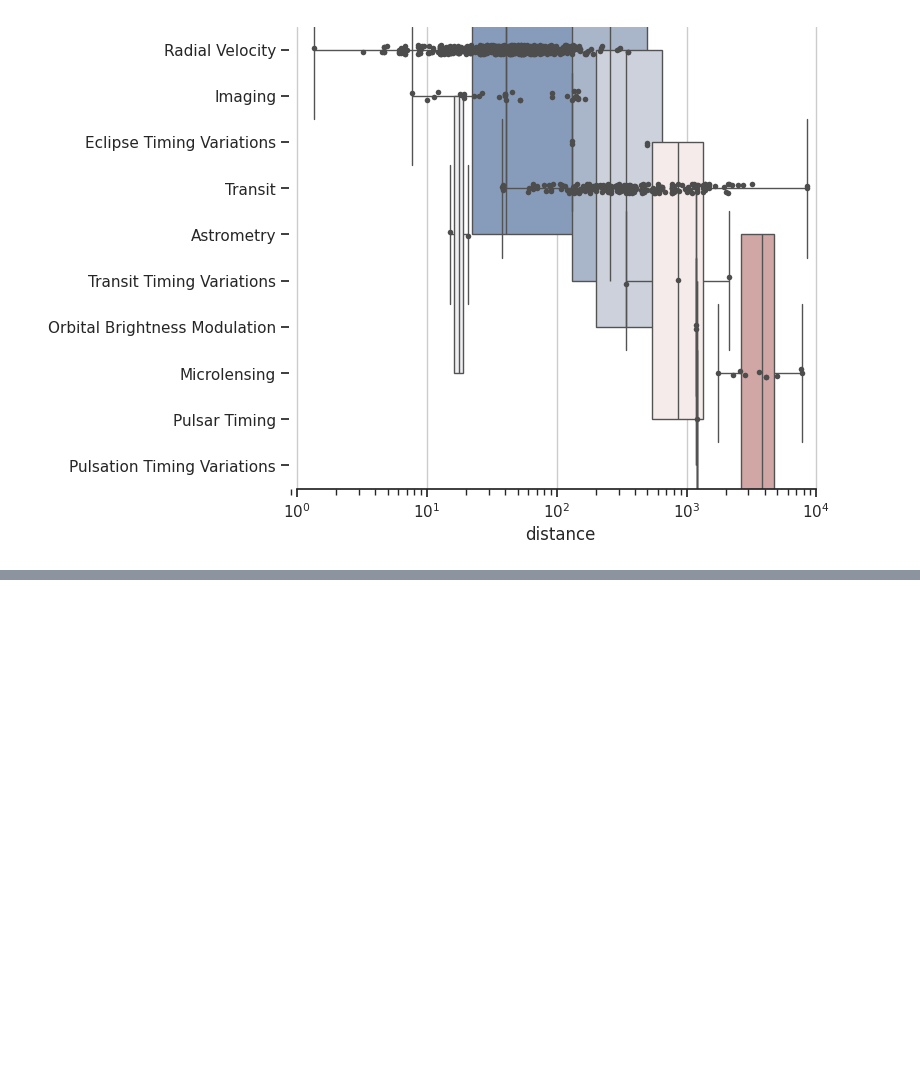
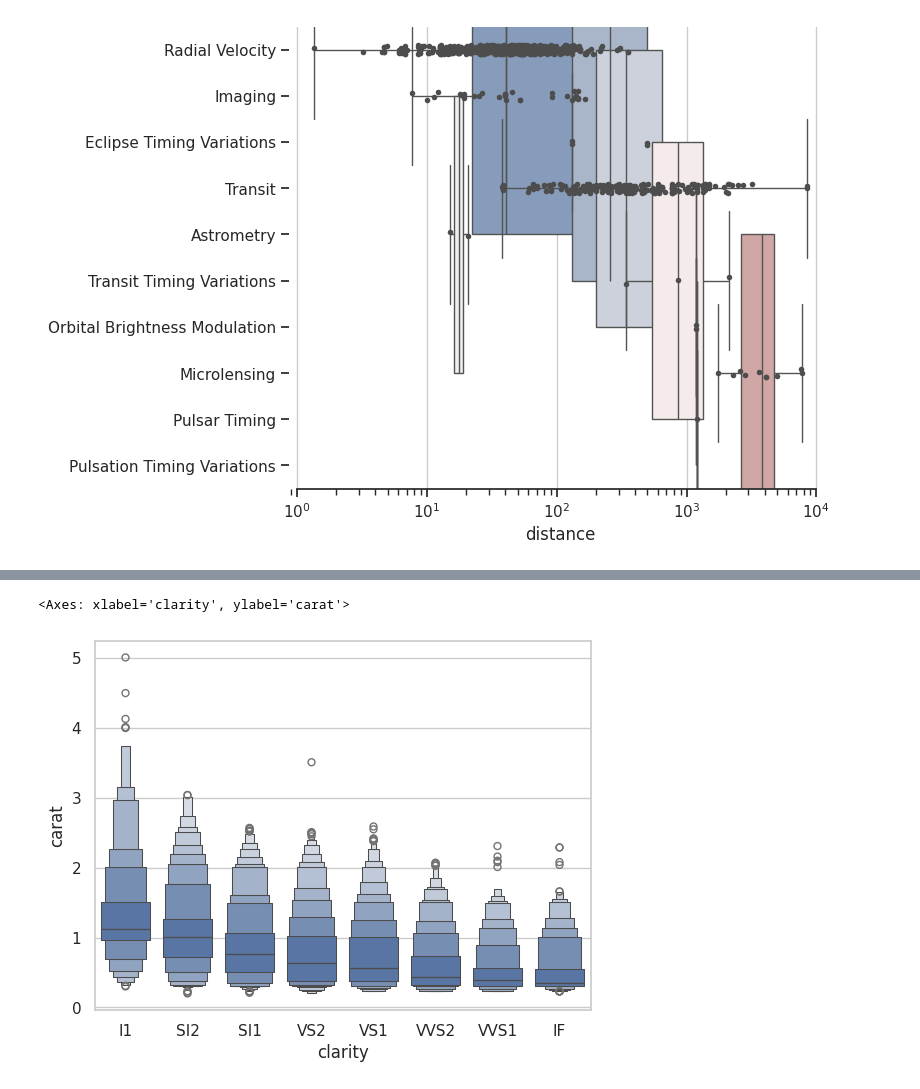
Before and after one commit to Syeda-Eman/40-days-of-Python, a Jupyter notebook: Day_4.ipynb, the cells around one changed output, grey strips where cells are left out. Saved outputs shown, nothing was run; the diff lists cells and outputs as text; code cells hidden in the pictures; blank space fills up the shorter version.

```diff
--- a/Day_4.ipynb
+++ b/Day_4.ipynb
@@ -694,0 +718,14 @@ for artist in g.legend.legendHandles:
+# %%
+import seaborn as sns
+sns.set_theme(style="whitegrid")
+
+diamonds = sns.load_dataset("diamonds")
+clarity_ranking = ["I1", "SI2", "SI1", "VS2", "VS1", "VVS2", "VVS1", "IF"]
+
+sns.boxenplot(
+    diamonds, x="clarity", y="carat",
+    color="b", order=clarity_ranking, width_method="linear",
+)
+# %% [output]
+<Axes: xlabel='clarity', ylabel='carat'>
+[figure, added]
```
Also changed, not shown: parts of 9 cells of this notebook.
